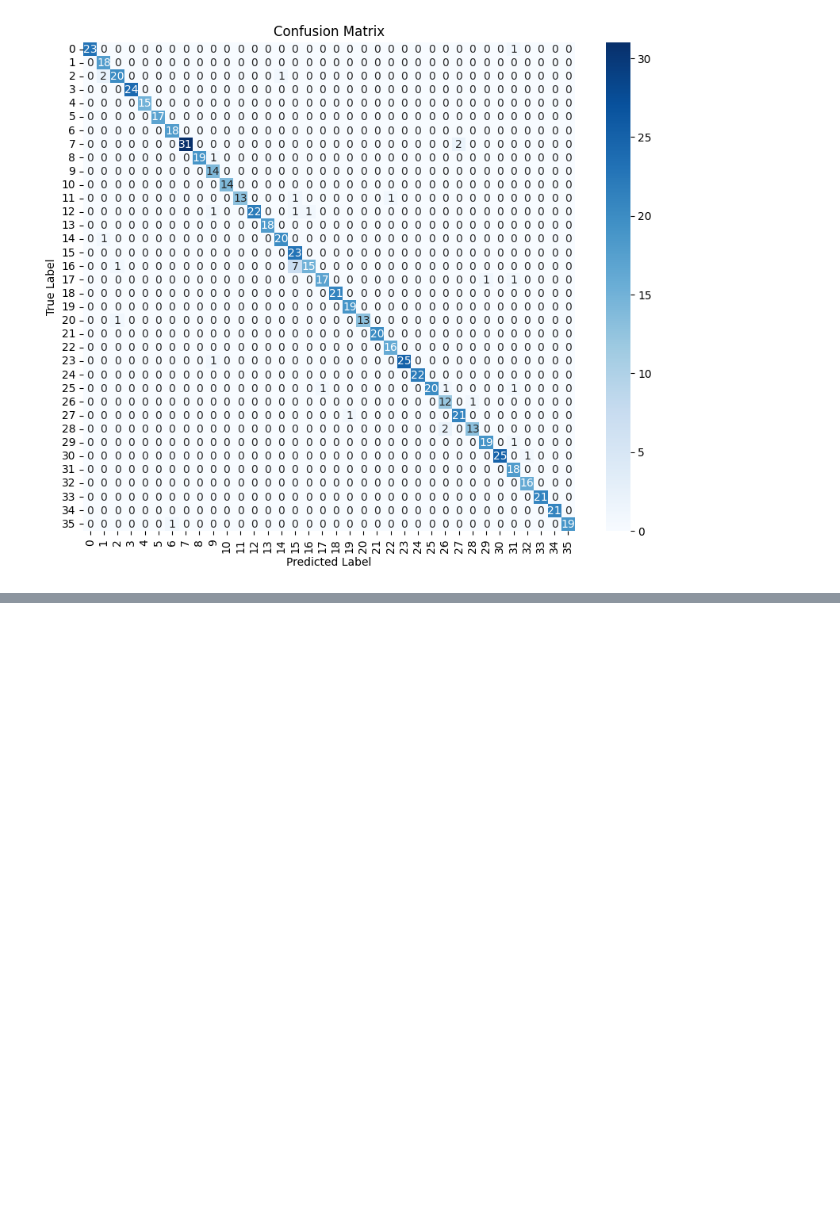
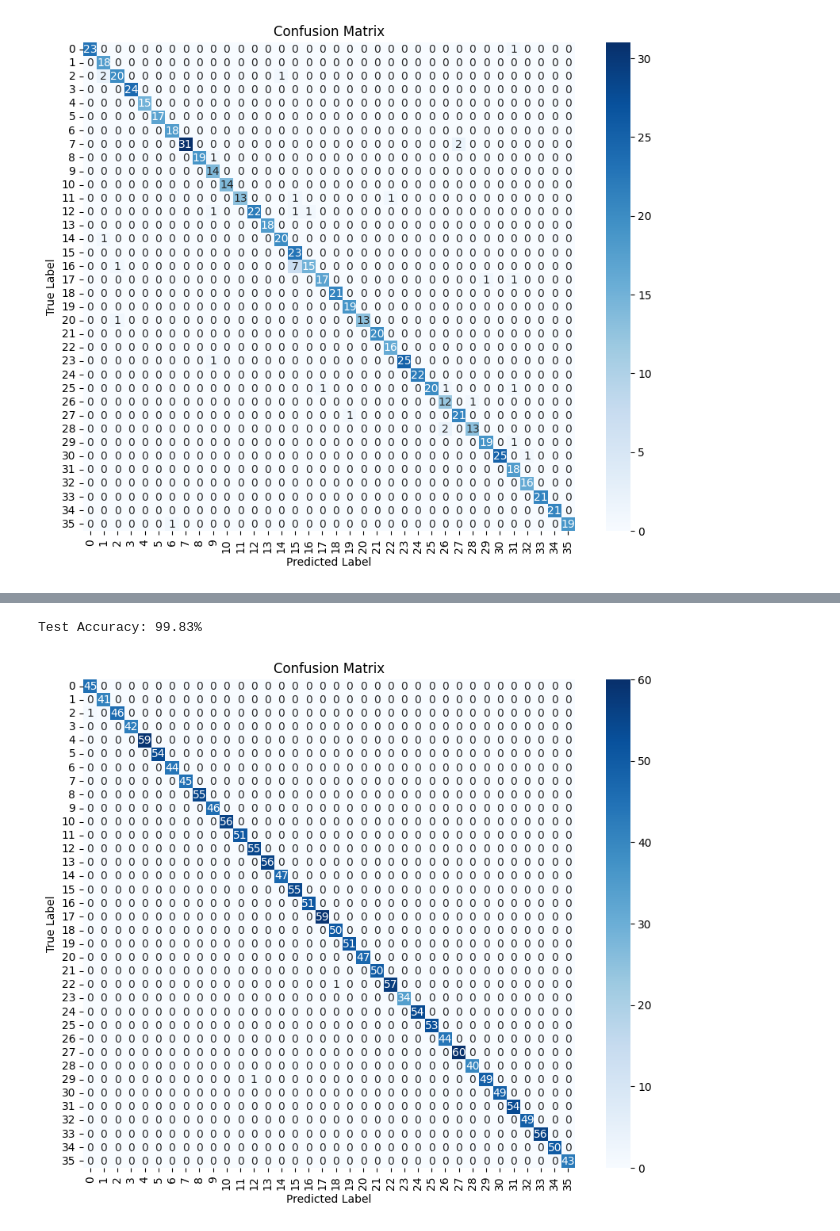
Before and after one commit to kuku000/csi_tool, a Jupyter notebook: model_CNN/train_mirco.ipynb, the cells around one changed output, grey strips where cells are left out. Saved outputs shown, nothing was run; the diff lists cells and outputs as text; code cells hidden in the pictures; blank space fills up the shorter version.

```diff
--- a/model_CNN/train_mirco.ipynb
+++ b/model_CNN/train_mirco.ipynb
@@ -72,4 +71,4 @@ print(one_hot_labels.shape)
 # %%
-amp_train, amp_temp, y_train, y_temp = train_test_split(amp_phase_d, one_hot_labels, test_size=0.3, random_state=42)
+amp_train, amp_temp, y_train, y_temp = train_test_split(amp_data, one_hot_labels, test_size=0.3, random_state=42)
 amp_val, amp_test, y_val, y_test = train_test_split(amp_temp, y_temp, test_size=1/3, random_state=42)
 # %%
@@ -420,0 +554,46 @@ plt.show()
+# %%
+from sklearn.metrics import confusion_matrix, ConfusionMatrixDisplay
+import numpy as np
+
+all_true = []
+all_pred = []
+
+model.eval()
+with torch.no_grad():
+    for inputs, labels in test_loader:  # 這裡改 test_loader
+        inputs, labels = inputs.to(device), labels.to(device)
+        outputs = model(inputs)
+        # 預測
+        _, predicted = torch.max(outputs, 1)
+        all_true.extend(torch.argmax(labels, dim=1).cpu().numpy())
+        all_pred.extend(predicted.cpu().numpy())
+
+# 確保 all_true, all_pred 是 1D 整數 array
+all_true = np.array(all_true)
+all_pred = np.array(all_pred)
+
+# 準確率
+test_acc = 100 * np.mean(all_true == all_pred)
+print(f"Test Accuracy: {test_acc:.2f}%")
+
+# 混淆矩陣
+# cm = confusion_matrix(all_true, all_pred)
+# disp = ConfusionMatrixDisplay(confusion_matrix=cm)
+# disp.plot(cmap="Blues", xticks_rotation=45)
+# plt.title(f"Test Confusion Matrix (Acc={test_acc:.2f}%)")
+# plt.show()
+# %% [output]
+Test Accuracy: 99.83%
+# %%
+import seaborn as sns
+from sklearn.metrics import confusion_matrix
+
+cm = confusion_matrix(all_true, all_pred)
+plt.figure(figsize=(10, 8))
+sns.heatmap(cm, annot=True, fmt="d", cmap="Blues", xticklabels=range(36), yticklabels=range(36))
+plt.xlabel("Predicted Label")
+plt.ylabel("True Label")
+plt.title("Confusion Matrix")
+plt.show()
+# %% [output]
+[figure, added]
```
Also changed, not shown: parts of 16 cells of this notebook, 2 other files.
